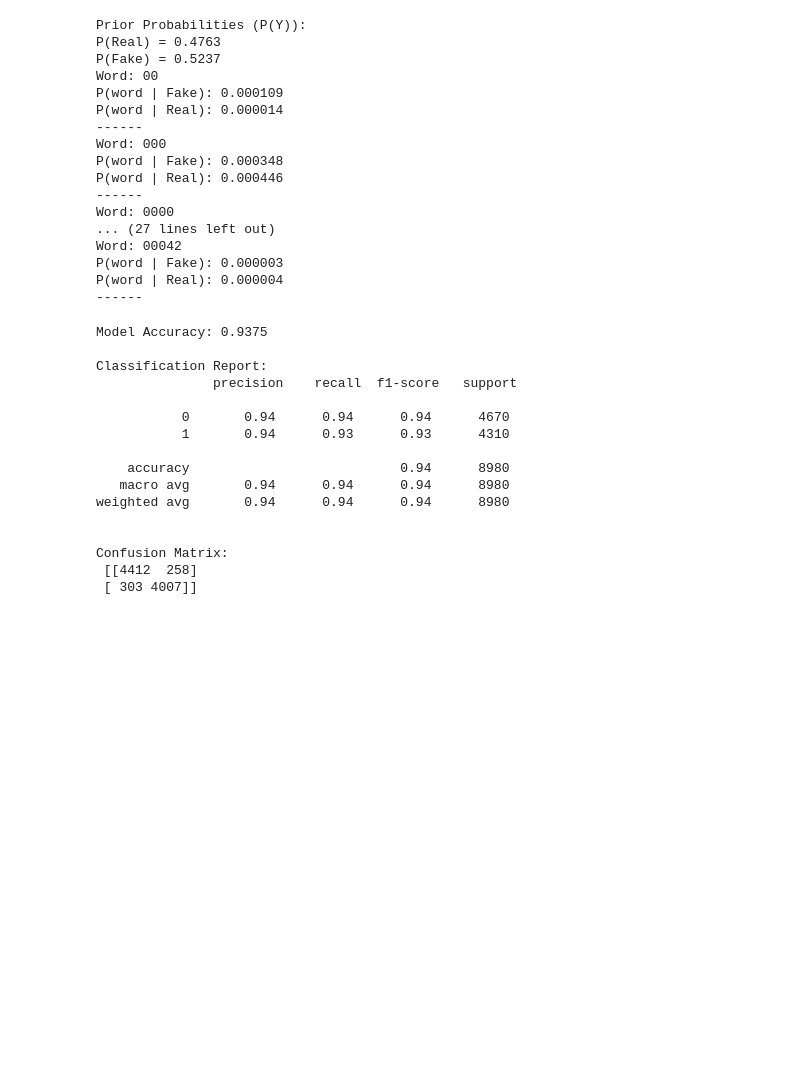
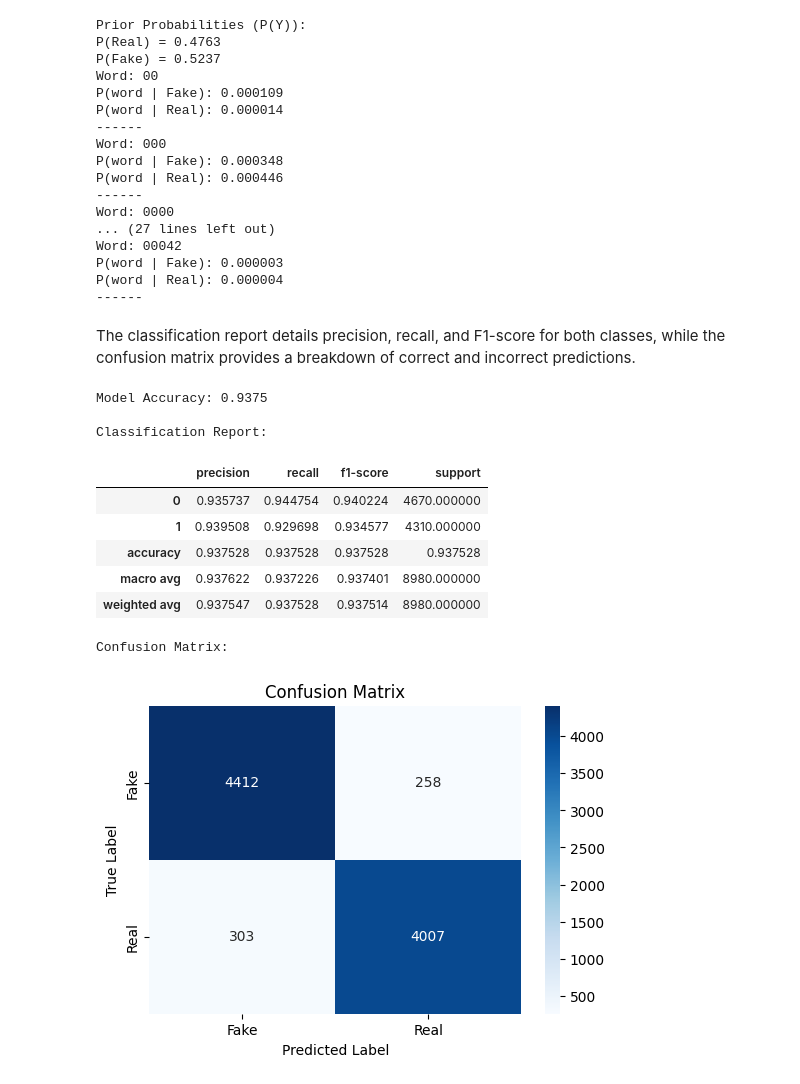
Before and after one commit to KyleL1015/CSE150AMilestone2, a Jupyter notebook: CSE150AMilestone2.ipynb, the cells around one changed output. Saved outputs shown, nothing was run; the diff lists cells and outputs as text; code cells hidden in the pictures; blank space fills up the shorter version.

```diff
--- a/CSE150AMilestone2.ipynb
+++ b/CSE150AMilestone2.ipynb
@@ -172,33 +221,43 @@ Word: 00042
 P(word | Fake): 0.000003
 P(word | Real): 0.000004
 ------
+# %% [markdown]
+The classification report details precision, recall, and F1-score for both classes, while the confusion matrix provides a breakdown of correct and incorrect predictions.
 # %%
 # Predict labels for the test set
 y_pred = model.predict(X_test)
 
 # Compute accuracy
 accuracy = accuracy_score(y_test, y_pred)
 print(f"Model Accuracy: {accuracy:.4f}")
 
 # Print classification report
-print("\nClassification Report:\n", classification_report(y_test, y_pred))
+print("\nClassification Report:\n")
+
+report_dict=classification_report(y_test, y_pred, output_dict=True)
+report_df = pd.DataFrame(report_dict).transpose()
+display(report_df)
 
 # Print confusion matrix
-print("\nConfusion Matrix:\n", confusion_matrix(y_test, y_pred))
+print("\nConfusion Matrix:\n")
+cm = confusion_matrix(y_test, y_pred)
+
+plt.figure(figsize=(6, 4))
+sns.heatmap(cm, annot=True, fmt='d', cmap='Blues',
+            xticklabels=['Fake', 'Real'], yticklabels=['Fake', 'Real'])
+plt.xlabel('Predicted Label')
+plt.ylabel('True Label')
+plt.title('Confusion Matrix')
+plt.show()
 # %% [output]
 Model Accuracy: 0.9375
 
 Classification Report:
-               precision    recall  f1-score   support
-
-           0       0.94      0.94      0.94      4670
-           1       0.94      0.93      0.93      4310
-
-    accuracy                           0.94      8980
-   macro avg       0.94      0.94      0.94      8980
-weighted avg       0.94      0.94      0.94      8980
-
-
-Confusion Matrix:
- [[4412  258]
- [ 303 4007]]
+|  | precision | recall | f1-score | support |
+| 0 | 0.935737 | 0.944754 | 0.940224 | 4670.000000 |
+| 1 | 0.939508 | 0.929698 | 0.934577 | 4310.000000 |
+| accuracy | 0.937528 | 0.937528 | 0.937528 | 0.937528 |
+| macro avg | 0.937622 | 0.937226 | 0.937401 | 8980.000000 |
+| weighted avg | 0.937547 | 0.937528 | 0.937514 | 8980.000000 |
+Confusion Matrix:
+[figure, added]
```
Also changed, not shown: parts of 31 cells of this notebook, 1 other file.
